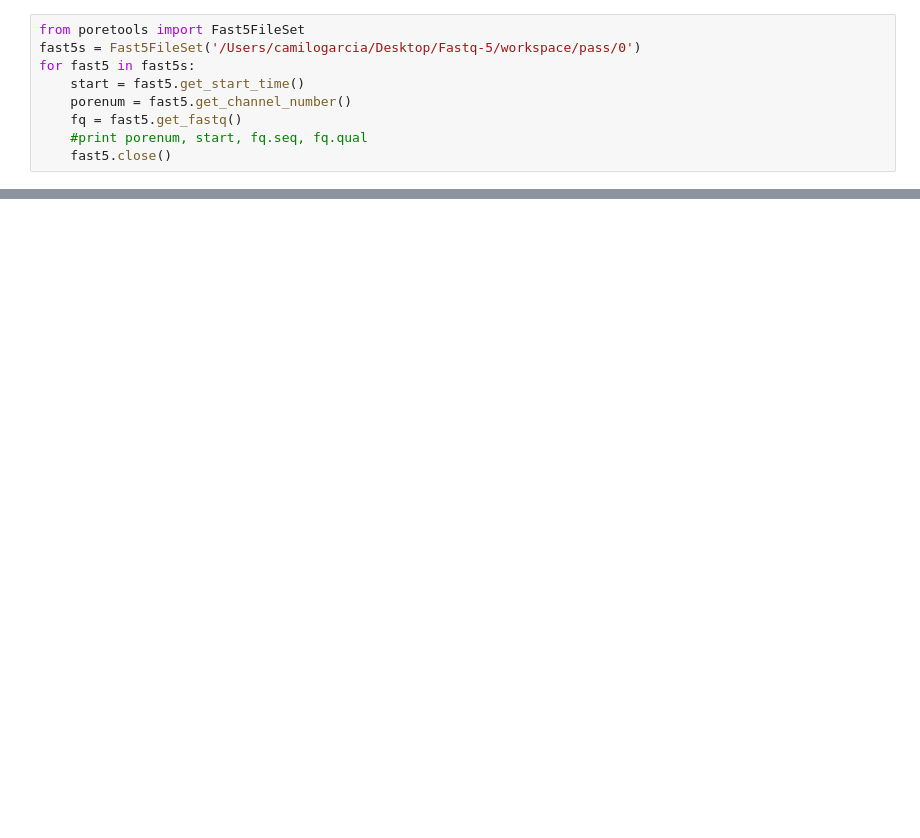
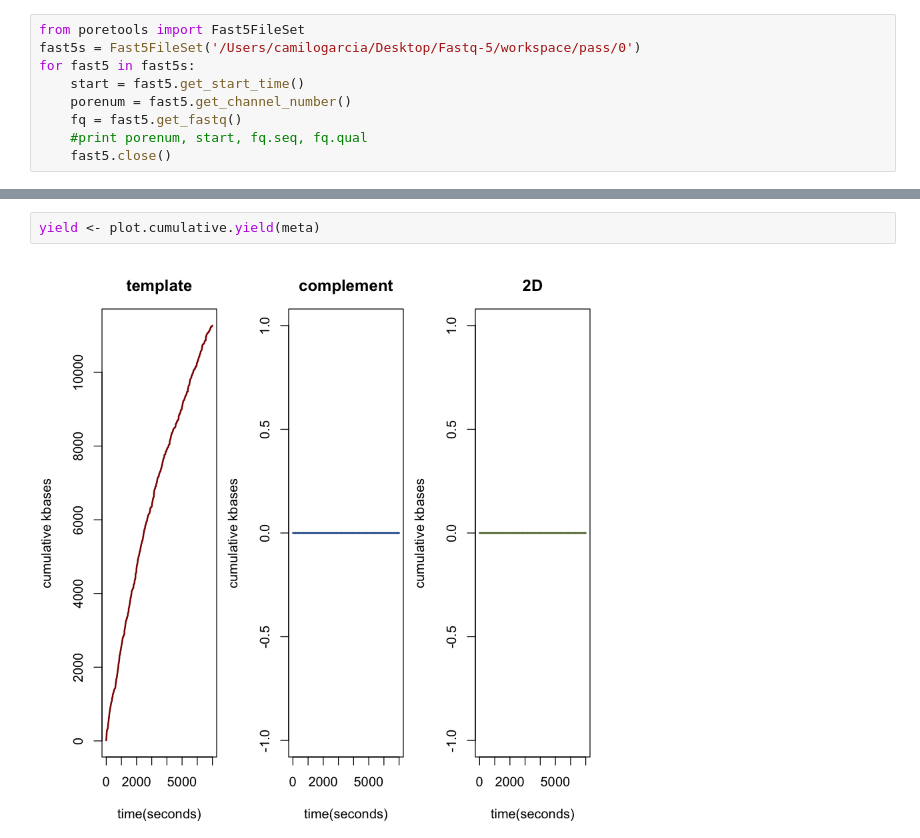
Before and after one commit to mquirogap/Sequences_Analyse_Course, a Jupyter notebook: Taller-Camilo.ipynb, the cells around one changed output, grey strips where cells are left out. Cells and saved outputs as stored; diff of their text form; blank space fills up the shorter version.

```diff
--- a/Taller-Camilo.ipynb
+++ b/Taller-Camilo.ipynb
@@ -146,0 +172,4 @@ for fast5 in fast5s:
+# %%
+yield <- plot.cumulative.yield(meta)
+# %% [output]
+[figure, added]
```
Also changed, not shown: parts of 8 cells of this notebook, 1 other file.
